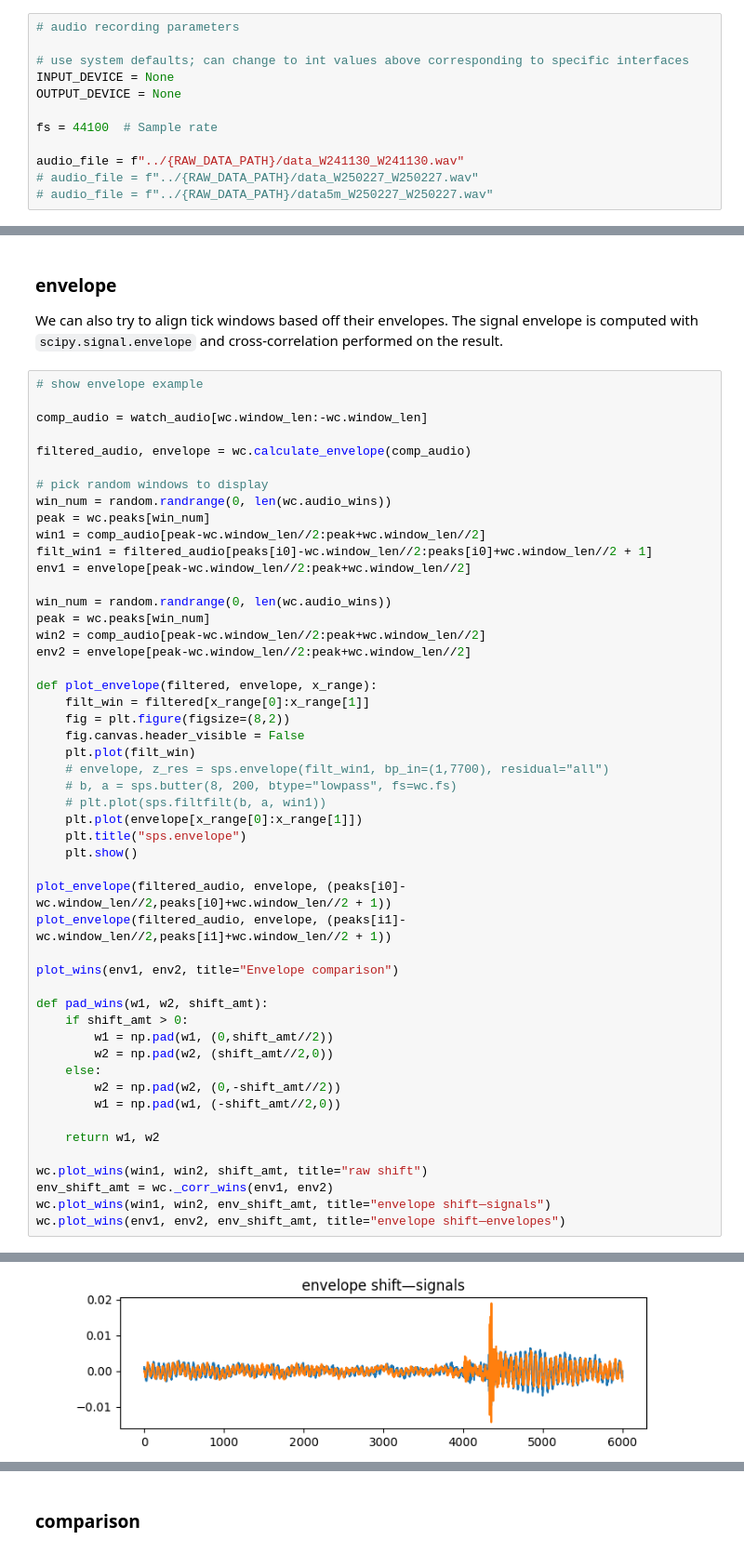
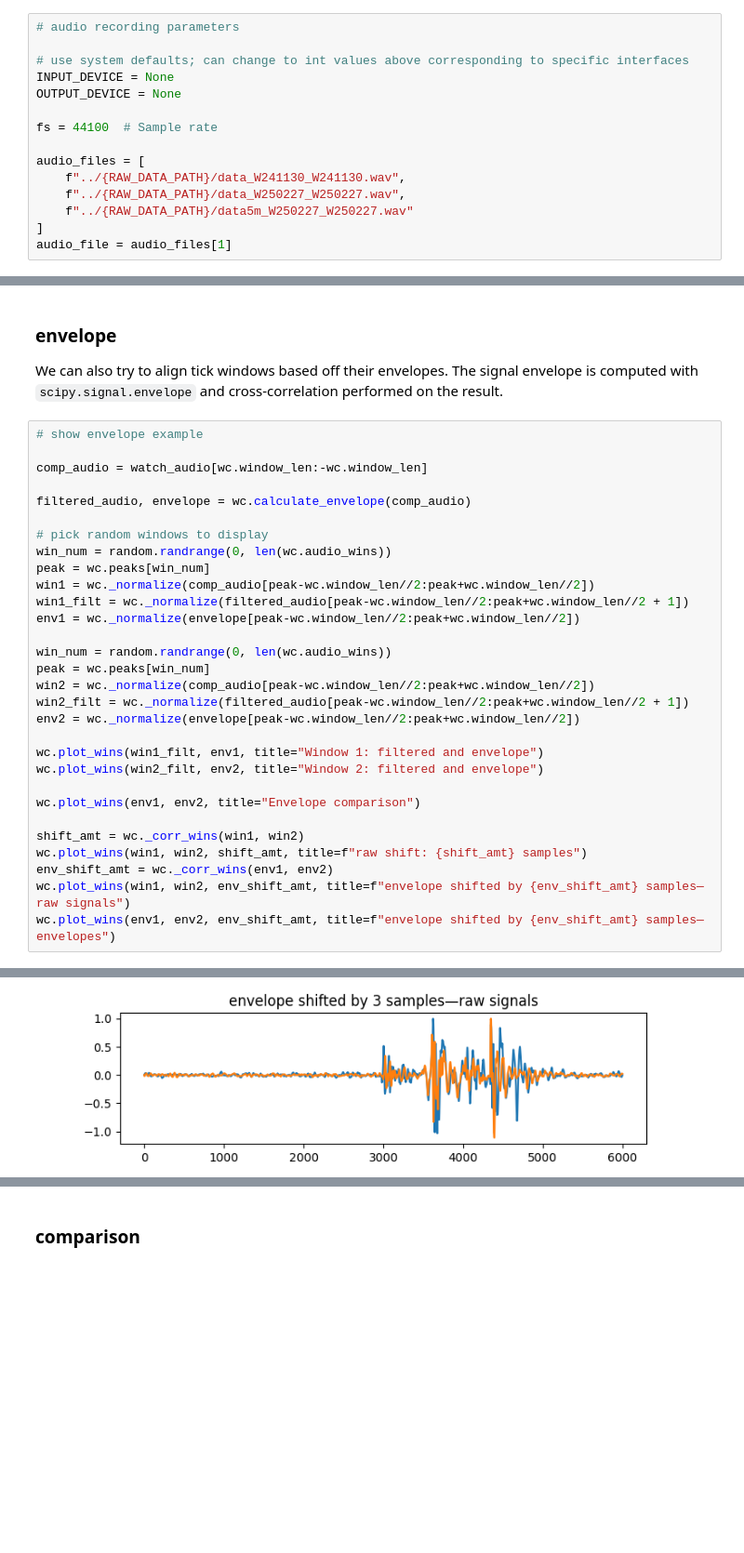
Before and after one commit to bil/watch-calibration, a Jupyter notebook: notebooks/Watch Calibration.ipynb, the cells around one changed output, grey strips where cells are left out. Shown at 93% size. Cells and saved outputs as stored; diff of their text form; blank space fills up the shorter version.

```diff
--- a/notebooks/Watch Calibration.ipynb
+++ b/notebooks/Watch Calibration.ipynb
@@ -70,9 +65,12 @@ OUTPUT_DEVICE = None
 
 fs = 44100  # Sample rate
 
-audio_file = f"../{RAW_DATA_PATH}/data_W241130_W241130.wav"
-# audio_file = f"../{RAW_DATA_PATH}/data_W250227_W250227.wav"
-# audio_file = f"../{RAW_DATA_PATH}/data5m_W250227_W250227.wav"
+audio_files = [
+    f"../{RAW_DATA_PATH}/data_W241130_W241130.wav",
+    f"../{RAW_DATA_PATH}/data_W250227_W250227.wav",
+    f"../{RAW_DATA_PATH}/data5m_W250227_W250227.wav"
+]
+audio_file = audio_files[1]
 # %%
 # instantiate experiment code class
 wc = WatchCalibration(fs, audio_file)
@@ -225,44 +256,24 @@ filtered_audio, envelope = wc.calculate_envelope(comp_audio)
 # pick random windows to display
 win_num = random.randrange(0, len(wc.audio_wins))
 peak = wc.peaks[win_num]
-win1 = comp_audio[peak-wc.window_len//2:peak+wc.window_len//2]
-filt_win1 = filtered_audio[peaks[i0]-wc.window_len//2:peaks[i0]+wc.window_len//2 + 1]
-env1 = envelope[peak-wc.window_len//2:peak+wc.window_len//2]
+win1 = wc._normalize(comp_audio[peak-wc.window_len//2:peak+wc.window_len//2])
+win1_filt = wc._normalize(filtered_audio[peak-wc.window_len//2:peak+wc.window_len//2 + 1])
+env1 = wc._normalize(envelope[peak-wc.window_len//2:peak+wc.window_len//2])
 
 win_num = random.randrange(0, len(wc.audio_wins))
 peak = wc.peaks[win_num]
-win2 = comp_audio[peak-wc.window_len//2:peak+wc.window_len//2]
-env2 = envelope[peak-wc.window_len//2:peak+wc.window_len//2]
+win2 = wc._normalize(comp_audio[peak-wc.window_len//2:peak+wc.window_len//2])
+win2_filt = wc._normalize(filtered_audio[peak-wc.window_len//2:peak+wc.window_len//2 + 1])
+env2 = wc._normalize(envelope[peak-wc.window_len//2:peak+wc.window_len//2])
 
-def plot_envelope(filtered, envelope, x_range):
-    filt_win = filtered[x_range[0]:x_range[1]]
-    fig = plt.figure(figsize=(8,2))
-    fig.canvas.header_visible = False
-    plt.plot(filt_win)
-    # envelope, z_res = sps.envelope(filt_win1, bp_in=(1,7700), residual="all")
-    # b, a = sps.butter(8, 200, btype="lowpass", fs=wc.fs)
-    # plt.plot(sps.filtfilt(b, a, win1))
-    plt.plot(envelope[x_range[0]:x_range[1]])
-    plt.title("sps.envelope")
-    plt.show()
+wc.plot_wins(win1_filt, env1, title="Window 1: filtered and envelope")
+wc.plot_wins(win2_filt, env2, title="Window 2: filtered and envelope")
 
-plot_envelope(filtered_audio, envelope, (peaks[i0]-wc.window_len//2,peaks[i0]+wc.window_len//2 + 1))
-plot_envelope(filtered_audio, envelope, (peaks[i1]-wc.window_len//2,peaks[i1]+wc.window_len//2 + 1))
+wc.plot_wins(env1, env2, title="Envelope comparison")
 
-plot_wins(env1, env2, title="Envelope comparison")
-
-def pad_wins(w1, w2, shift_amt):
-    if shift_amt > 0:
-        w1 = np.pad(w1, (0,shift_amt//2))
-        w2 = np.pad(w2, (shift_amt//2,0))
-    else:
-        w2 = np.pad(w2, (0,-shift_amt//2))
-        w1 = np.pad(w1, (-shift_amt//2,0))
-
-    return w1, w2
-
-wc.plot_wins(win1, win2, shift_amt, title="raw shift")
+shift_amt = wc._corr_wins(win1, win2)
+wc.plot_wins(win1, win2, shift_amt, title=f"raw shift: {shift_amt} samples")
 env_shift_amt = wc._corr_wins(env1, env2)
-wc.plot_wins(win1, win2, env_shift_amt, title="envelope shift—signals")
-wc.plot_wins(env1, env2, env_shift_amt, title="envelope shift—envelopes")
+wc.plot_wins(win1, win2, env_shift_amt, title=f"envelope shifted by {env_shift_amt} samples—raw signals")
+wc.plot_wins(env1, env2, env_shift_amt, title=f"envelope shifted by {env_shift_amt} samples—envelopes")
 # %% [output]
@@ -273 +284 @@ wc.plot_wins(env1, env2, env_shift_amt, title="envelope shift—envelopes")
-[figure, old version]
+[figure, new version]
```
Also changed, not shown: parts of 23 cells of this notebook, 15 other files.
